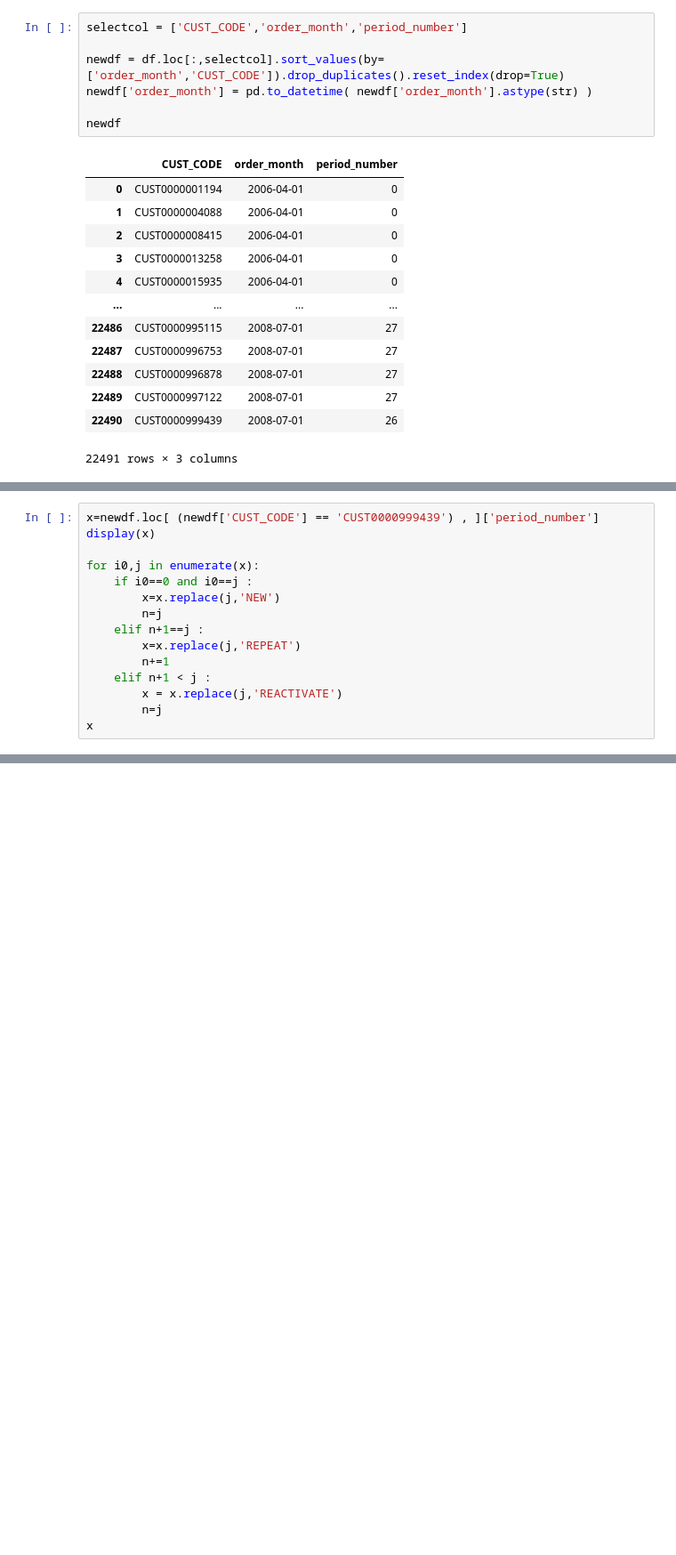
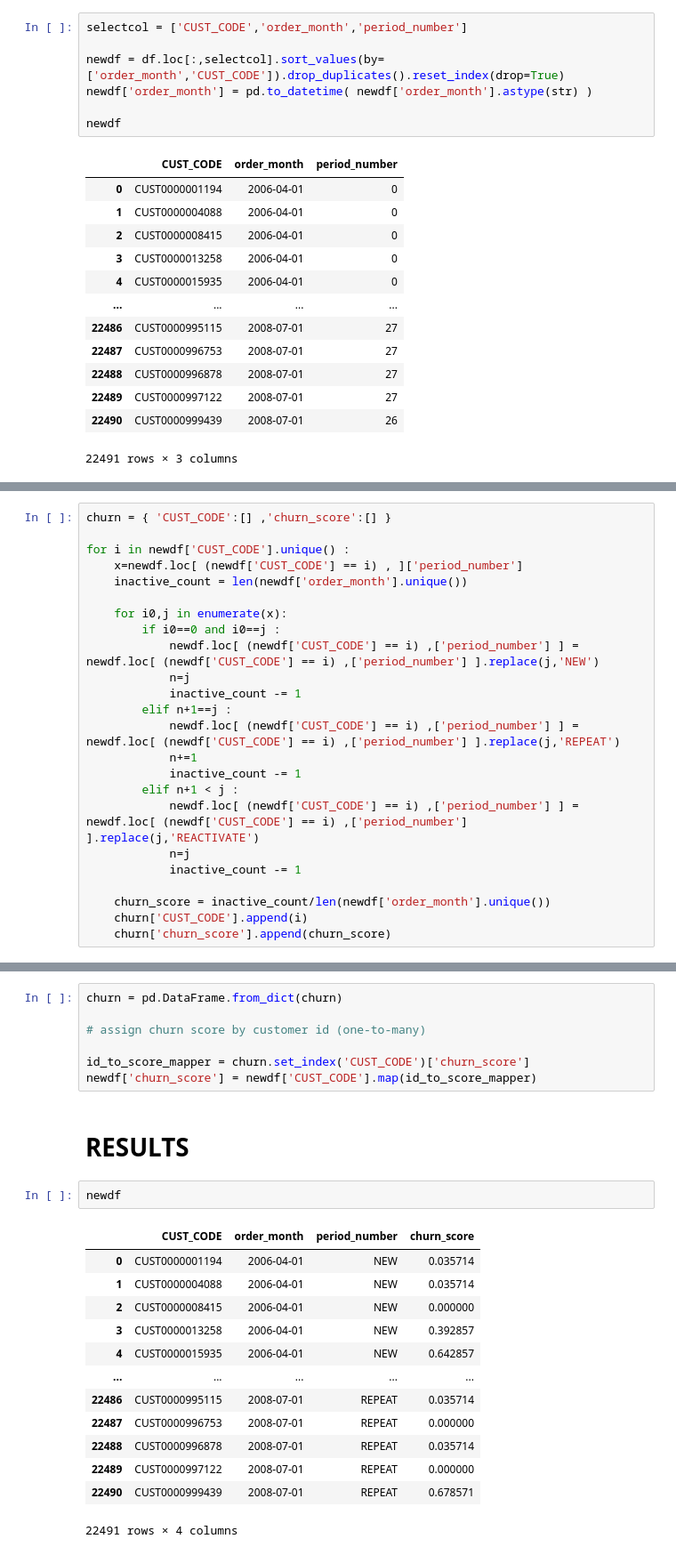
Before and after one commit to HikariJadeEmpire/AdvancedAnalytics-MADT8101, a Jupyter notebook: Week04_ChurnScoring/myChurnPrediction.ipynb, the cells around one changed output, grey strips where cells are left out. Shown at 89% size. Cells and saved outputs as stored; diff of their text form; blank space fills up the shorter version.

```diff
--- a/Week04_ChurnScoring/myChurnPrediction.ipynb
+++ b/Week04_ChurnScoring/myChurnPrediction.ipynb
@@ -229,15 +234,24 @@ newdf.pivot_table(columns='order_month', index='CUST_CODE',values='period_number
 # %%
-x=newdf.loc[ (newdf['CUST_CODE'] == 'CUST0000999439') , ]['period_number']
-display(x)
+churn = { 'CUST_CODE':[] ,'churn_score':[] }
 
-for i0,j in enumerate(x):
-    if i0==0 and i0==j :
-        x=x.replace(j,'NEW')
-        n=j
-    elif n+1==j :
-        x=x.replace(j,'REPEAT')
-        n+=1
-    elif n+1 < j :
-        x = x.replace(j,'REACTIVATE')
-        n=j
-x
+for i in newdf['CUST_CODE'].unique() :
+    x=newdf.loc[ (newdf['CUST_CODE'] == i) , ]['period_number']
+    inactive_count = len(newdf['order_month'].unique())
+
+    for i0,j in enumerate(x):
+        if i0==0 and i0==j :
+            newdf.loc[ (newdf['CUST_CODE'] == i) ,['period_number'] ] = newdf.loc[ (newdf['CUST_CODE'] == i) ,['period_number'] ].replace(j,'NEW')
+            n=j
+            inactive_count -= 1
+        elif n+1==j :
+            newdf.loc[ (newdf['CUST_CODE'] == i) ,['period_number'] ] = newdf.loc[ (newdf['CUST_CODE'] == i) ,['period_number'] ].replace(j,'REPEAT')
+            n+=1
+            inactive_count -= 1
+        elif n+1 < j :
+            newdf.loc[ (newdf['CUST_CODE'] == i) ,['period_number'] ] = newdf.loc[ (newdf['CUST_CODE'] == i) ,['period_number'] ].replace(j,'REACTIVATE')
+            n=j
+            inactive_count -= 1
+
+    churn_score = inactive_count/len(newdf['order_month'].unique())
+    churn['CUST_CODE'].append(i)
+    churn['churn_score'].append(churn_score)
@@ -264,0 +262,25 @@ Name: period_number, dtype: object
+# %%
+churn = pd.DataFrame.from_dict(churn)
+
+# assign churn score by customer id (one-to-many)
+
+id_to_score_mapper = churn.set_index('CUST_CODE')['churn_score']
+newdf['churn_score'] = newdf['CUST_CODE'].map(id_to_score_mapper)
+# %% [markdown]
+# RESULTS
+# %%
+newdf
+# %% [output]
+|  | CUST_CODE | order_month | period_number | churn_score |
+| 0 | CUST0000001194 | 2006-04-01 | NEW | 0.035714 |
+| 1 | CUST0000004088 | 2006-04-01 | NEW | 0.035714 |
+| 2 | CUST0000008415 | 2006-04-01 | NEW | 0.000000 |
+| 3 | CUST0000013258 | 2006-04-01 | NEW | 0.392857 |
+| 4 | CUST0000015935 | 2006-04-01 | NEW | 0.642857 |
+| ... | ... | ... | ... | ... |
+| 22486 | CUST0000995115 | 2008-07-01 | REPEAT | 0.035714 |
+| 22487 | CUST0000996753 | 2008-07-01 | REPEAT | 0.000000 |
+| 22488 | CUST0000996878 | 2008-07-01 | REPEAT | 0.035714 |
+| 22489 | CUST0000997122 | 2008-07-01 | REPEAT | 0.000000 |
+| 22490 | CUST0000999439 | 2008-07-01 | REPEAT | 0.678571 |
+22491 rows × 4 columns
```
Also changed, not shown: parts of 8 cells of this notebook.
